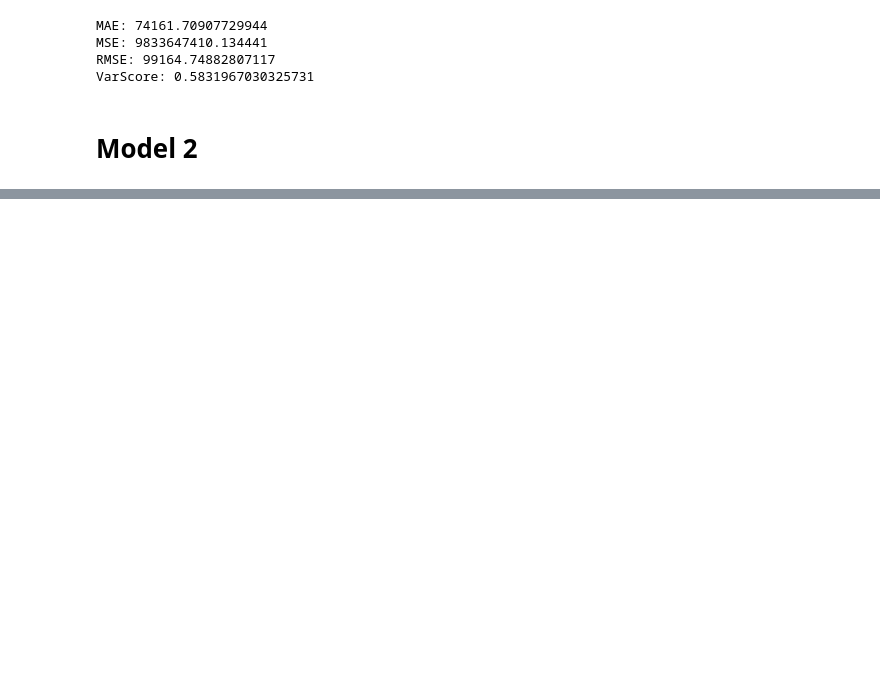
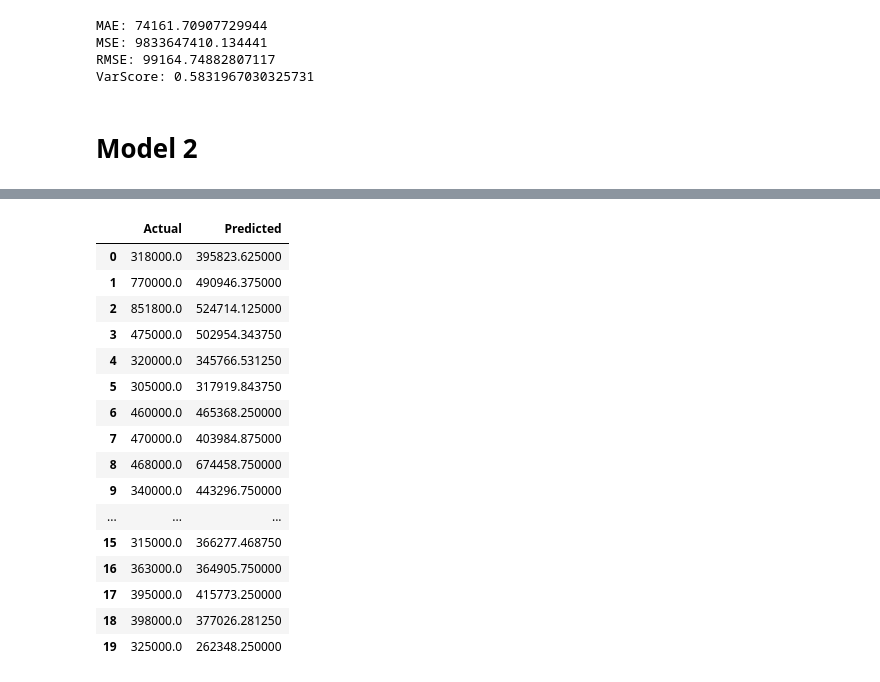
Before and after one commit to royleekiat/hdbpricer, a Jupyter notebook: hdbpricer.ipynb, the cells around one changed output, grey strips where cells are left out. Cells and saved outputs as stored; diff of their text form; code cells hidden in the pictures; blank space fills up the shorter version.

```diff
--- a/hdbpricer.ipynb
+++ b/hdbpricer.ipynb
@@ -306,0 +327,26 @@ sns.distplot(residuals)
+# %%
+y_pred_2 = []
+for pred in y_pred:
+  y_pred_2.append(pred[0])
+
+df = pd.DataFrame({'Actual': y_test, 'Predicted': y_pred_2})
+df1 = df.head(20)
+df1
+# %% [output]
+|  | Actual | Predicted |
+| 0 | 318000.0 | 395823.625000 |
+| 1 | 770000.0 | 490946.375000 |
+| 2 | 851800.0 | 524714.125000 |
+| 3 | 475000.0 | 502954.343750 |
+| 4 | 320000.0 | 345766.531250 |
+| 5 | 305000.0 | 317919.843750 |
+| 6 | 460000.0 | 465368.250000 |
+| 7 | 470000.0 | 403984.875000 |
+| 8 | 468000.0 | 674458.750000 |
+| 9 | 340000.0 | 443296.750000 |
+| ... | ... | ... |
+| 15 | 315000.0 | 366277.468750 |
+| 16 | 363000.0 | 364905.750000 |
+| 17 | 395000.0 | 415773.250000 |
+| 18 | 398000.0 | 377026.281250 |
+| 19 | 325000.0 | 262348.250000 |
```
Also changed, not shown: parts of 8 cells of this notebook.
